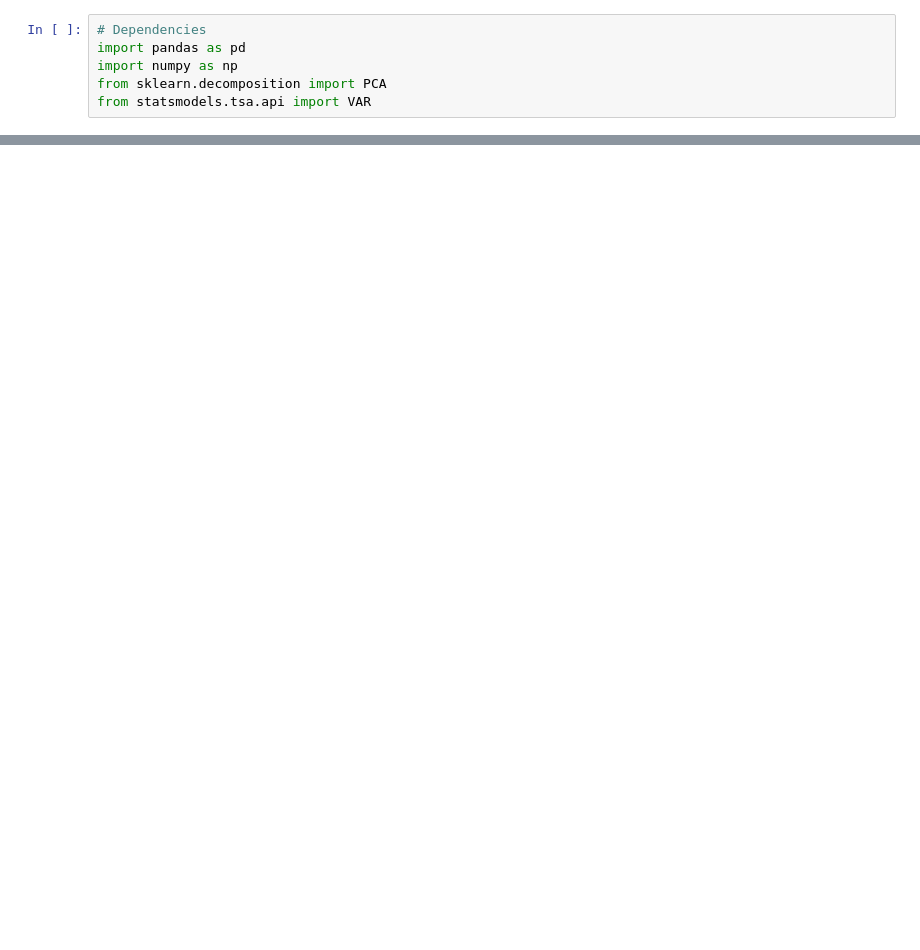
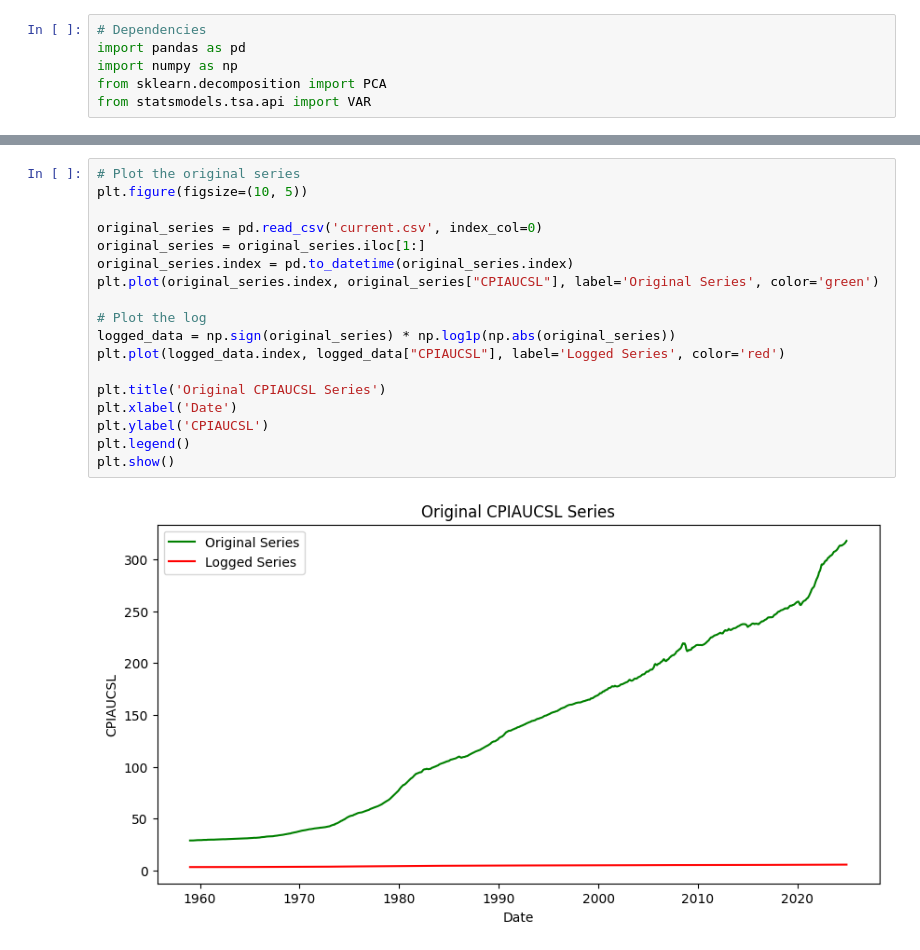
Before and after one commit to JawandS/macroeconvue, a Jupyter notebook: modeling/var.ipynb, the cells around one changed output, grey strips where cells are left out. Cells and saved outputs as stored; diff of their text form; blank space fills up the shorter version.

```diff
--- a/modeling/var.ipynb
+++ b/modeling/var.ipynb
@@ -88,0 +95,20 @@ plt.show()
+# %%
+# Plot the original series
+plt.figure(figsize=(10, 5))
+
+original_series = pd.read_csv('current.csv', index_col=0)
+original_series = original_series.iloc[1:]
+original_series.index = pd.to_datetime(original_series.index)
+plt.plot(original_series.index, original_series["CPIAUCSL"], label='Original Series', color='green')
+
+# Plot the log
+logged_data = np.sign(original_series) * np.log1p(np.abs(original_series))
+plt.plot(logged_data.index, logged_data["CPIAUCSL"], label='Logged Series', color='red')
+
+plt.title('Original CPIAUCSL Series')
+plt.xlabel('Date')
+plt.ylabel('CPIAUCSL')
+plt.legend()
+plt.show()
+# %% [output]
+[figure, added]
```
Also changed, not shown: parts of 6 cells of this notebook, 1 other file.
